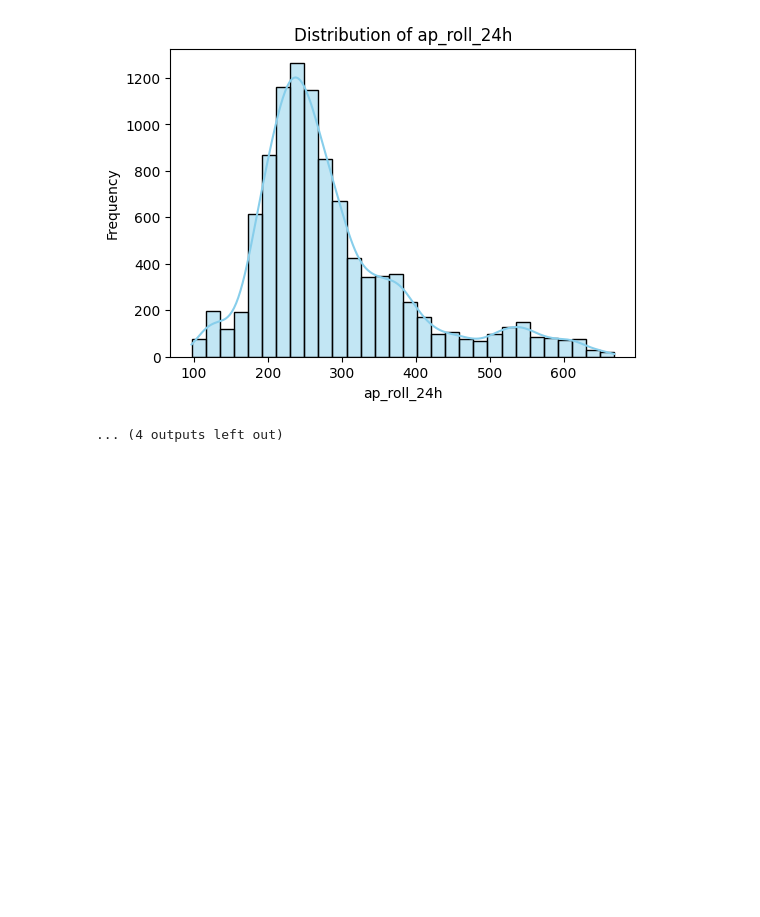
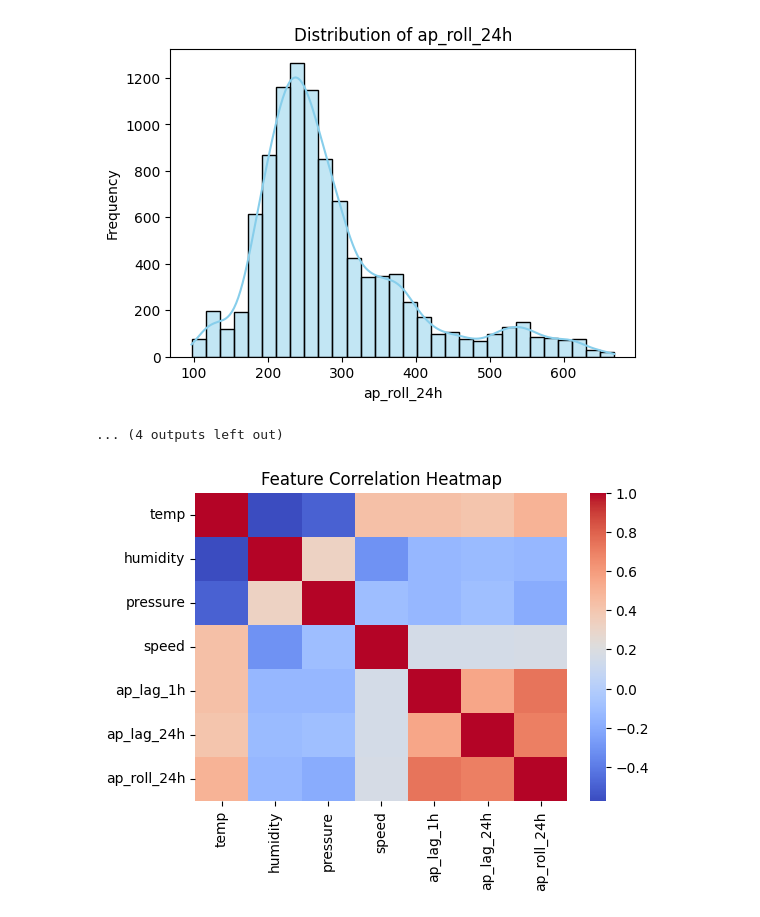
Before and after one commit to NuHuyn/mock2, a Jupyter notebook: lastandleast.ipynb, the cells around one changed output. Cells and saved outputs as stored; diff of their text form; code cells hidden in the pictures; blank space fills up the shorter version.

```diff
--- a/lastandleast.ipynb
+++ b/lastandleast.ipynb
@@ -253,3 +253,87 @@ plt.show()
 [figure]
 [figure]
 ... (4 outputs left out)
+# %%
+
+
+# ========================
+# 1. Data preparation
+# ========================
+
+features = ['temp','humidity','pressure','speed',
+            'ap_lag_1h','ap_lag_24h','ap_roll_24h']
+
+X_rf = df_hour[features].fillna(method='bfill')
+y_rf = df_hour['active_power']
+
+# ========================
+# 2. Check feature correlations
+# ========================
+
+plt.figure(figsize=(6,4))
+sns.heatmap(X_rf.corr(), annot=False, cmap='coolwarm')
+plt.title("Feature Correlation Heatmap")
+plt.show()
+
+
+# ========================
+# 3. TimeSeries Cross-Validation
+# ========================
+
+tscv = TimeSeriesSplit(n_splits=5)
+rf = RandomForestRegressor(
+    n_estimators=200,
+    random_state=42,
+    n_jobs=-1
+)
+
+maes, rmses, r2s = [], [], []
+last_test_idx = None
+last_preds = None
+
+for train_idx, test_idx in tscv.split(X_rf):
+    # Train
+    rf.fit(X_rf.iloc[train_idx], y_rf.iloc[train_idx])
+
+    # Predict
+    preds = rf.predict(X_rf.iloc[test_idx])
+
+    # Save scores
+    maes.append(mean_absolute_error(y_rf.iloc[test_idx], preds))
+    rmses.append(np.sqrt(mean_squared_error(y_rf.iloc[test_idx], preds)))
+    r2s.append(r2_score(y_rf.iloc[test_idx], preds))
+
+    last_test_idx = test_idx
+    last_preds = preds
+
+
+print(f"Random Forest CV → MAE={np.mean(maes):.4f}, RMSE={np.mean(rmses):.4f}, R²={np.mean(r2s):.4f}")
+
+
+# ========================
+# 4. Plot Last Fold Prediction
+# ========================
+
+plt.figure(figsize=(10,5))
+plt.plot(y_rf.iloc[last_test_idx].index, y_rf.iloc[last_test_idx].values,
+         label='Actual', color='black')
+plt.plot(y_rf.iloc[last_test_idx].index, last_preds,
+         label='Predicted (RF)', color='green')
+
+plt.legend()
+plt.title("Random Forest Forecast (Last Fold)")
+plt.show()
+
+
+# ========================
+# 5. Feature Importance
+# ========================
+
+imp = pd.Series(rf.feature_importances_, index=features).sort_values()
+
+plt.figure(figsize=(6,4))
+imp.plot(kind='barh', color='green')
+plt.title("Feature Importance (Random Forest)")
+plt.show()
+# %% [output]
+[figure, added]
```
Also changed, not shown: parts of 1 cell of this notebook.
